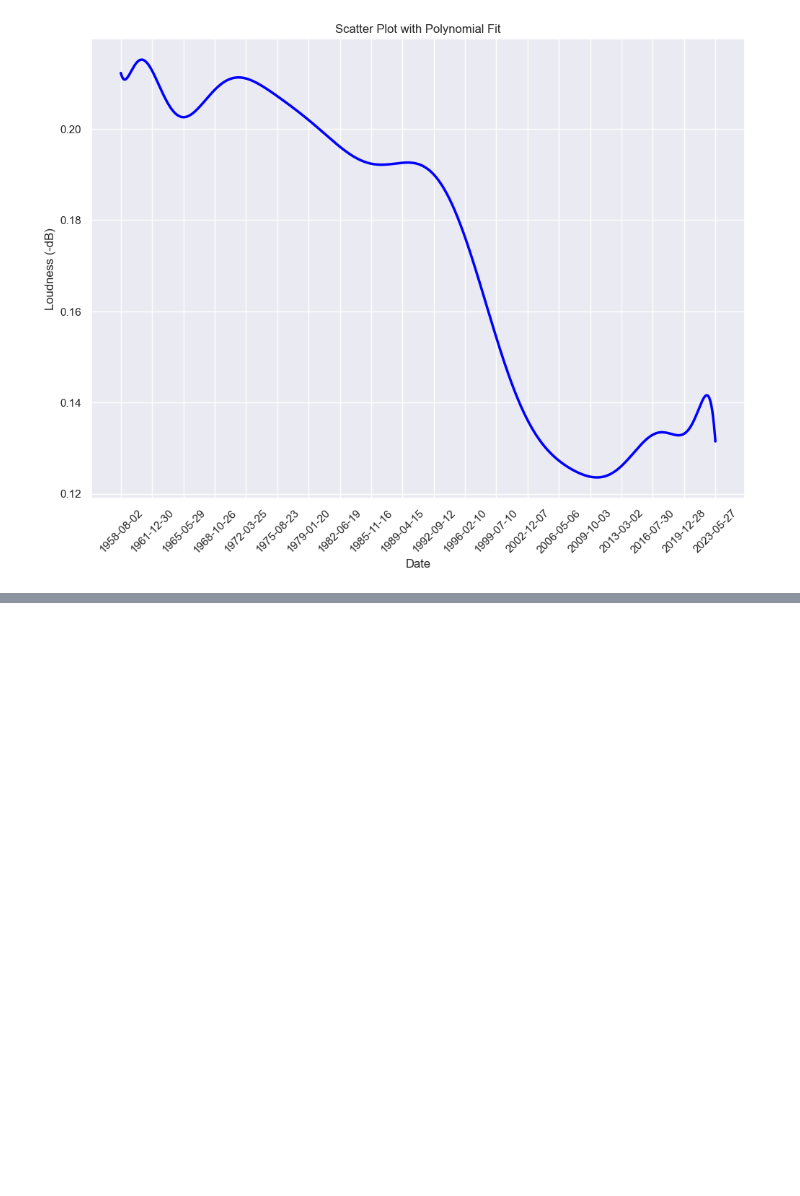
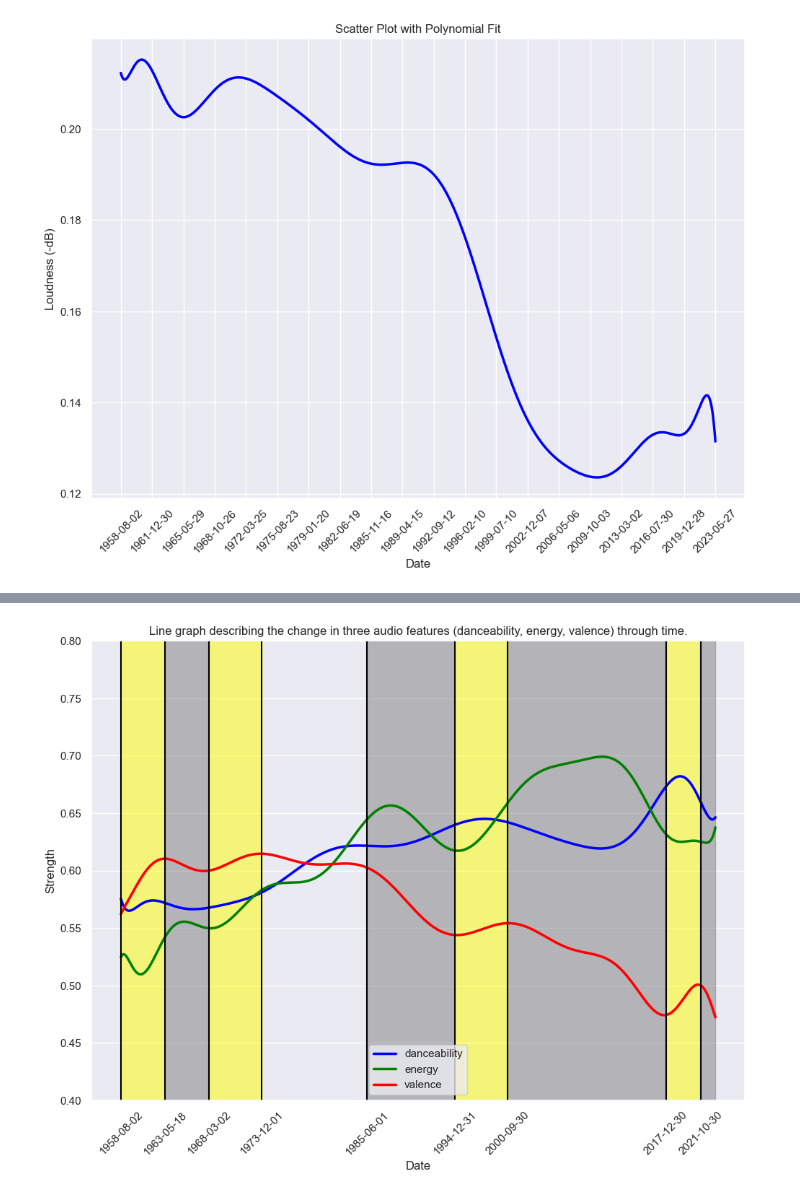
Before and after one commit to ronanhansel/billboard-music-trend, a Jupyter notebook: main.ipynb, the cells around one changed output, grey strips where cells are left out. Cells and saved outputs as stored; diff of their text form; code cells hidden in the pictures; blank space fills up the shorter version.

```diff
--- a/main.ipynb
+++ b/main.ipynb
@@ -1012,0 +1052,34 @@ plt.show()
+# %%
+poly_line_generator('danceability', dot_alpha=0, legend=False, label='danceability', color='blue', show_scatter=False, customize=False)
+poly_line_generator('energy', dot_alpha=0, legend=False, label='energy', color='green', show_scatter=False, customize=False)
+valence = poly_line_generator('valence', dot_alpha=0, legend=False, label='valence', show_scatter=False, customize=False)
+# Customize the plot
+plt.xlabel('Date')
+plt.title('Line graph describing the change in three audio features (danceability, energy, valence) through time.')
+plt.gca().set_xticks([0, 250, 500, 800, 1400, 1900, 2200, 3100, 3300])
+plt.ylim(0.4, 0.8)
+plt.axvline(x=0, color='black')
+plt.axvline(x=250, color='black')
+plt.axvline(x=500, color='black')
+plt.axvline(x=800, color='black')
+plt.axvline(x=1400, color='black')
+plt.axvline(x=1900, color='black')
+plt.axvline(x=2200, color='black')
+plt.axvline(x=3100, color='black')
+plt.axvline(x=3300, color='black')
+plt.fill_between(valence[1], 100, 0, where=(valence[1] >= 0) & (valence[1] <= 250), color='yellow', alpha=0.5)
+plt.fill_between(valence[1], 100, 0, where=(valence[1] >= 250) & (valence[1] <= 500), color='grey', alpha=0.5)
+plt.fill_between(valence[1], 100, 0, where=(valence[1] >= 500) & (valence[1] <= 800), color='yellow', alpha=0.5)
+plt.fill_between(valence[1], 100, 0, where=(valence[1] >= 1400) & (valence[1] <= 1900), color='grey', alpha=0.5)
+plt.fill_between(valence[1], 100, 0, where=(valence[1] >= 1900) & (valence[1] <= 2200), color='yellow', alpha=0.5)
+plt.fill_between(valence[1], 100, 0, where=(valence[1] >= 2200) & (valence[1] <= 3100), color='grey', alpha=0.5)
+plt.fill_between(valence[1], 100, 0, where=(valence[1] >= 3100) & (valence[1] <= 3300), color='yellow', alpha=0.5)
+plt.fill_between(valence[1], 100, 0, where=(valence[1] >= 3300), color='grey', alpha=0.5)
+
+# Rotate x-axis labels for better readability (optional)
+plt.xticks(rotation=45)
+plt.ylabel('Strength')
+plt.legend()
+plt.show()
+# %% [output]
+[figure, added]
```
Also changed, not shown: parts of 6 cells of this notebook, 1 other file.
